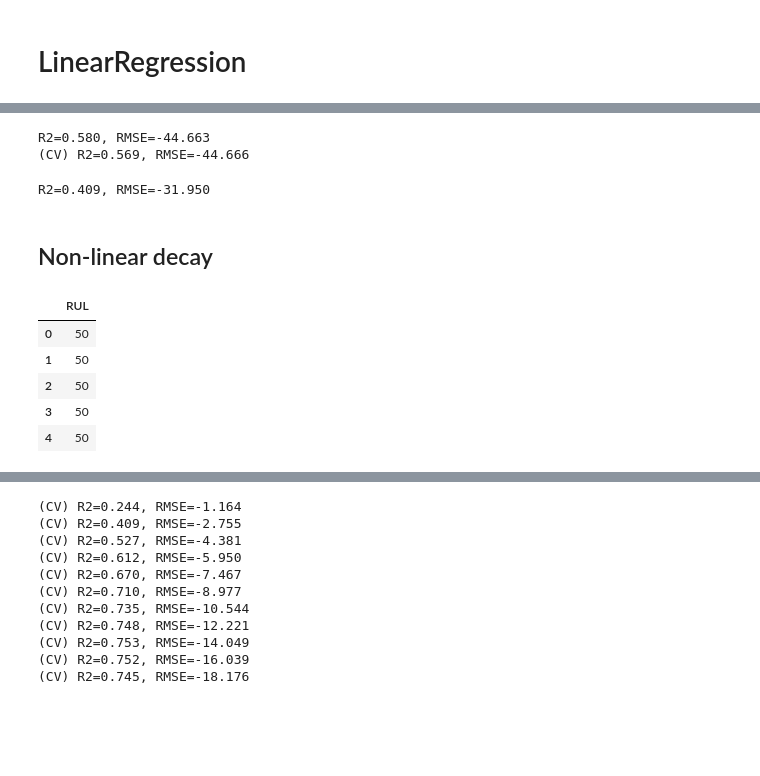
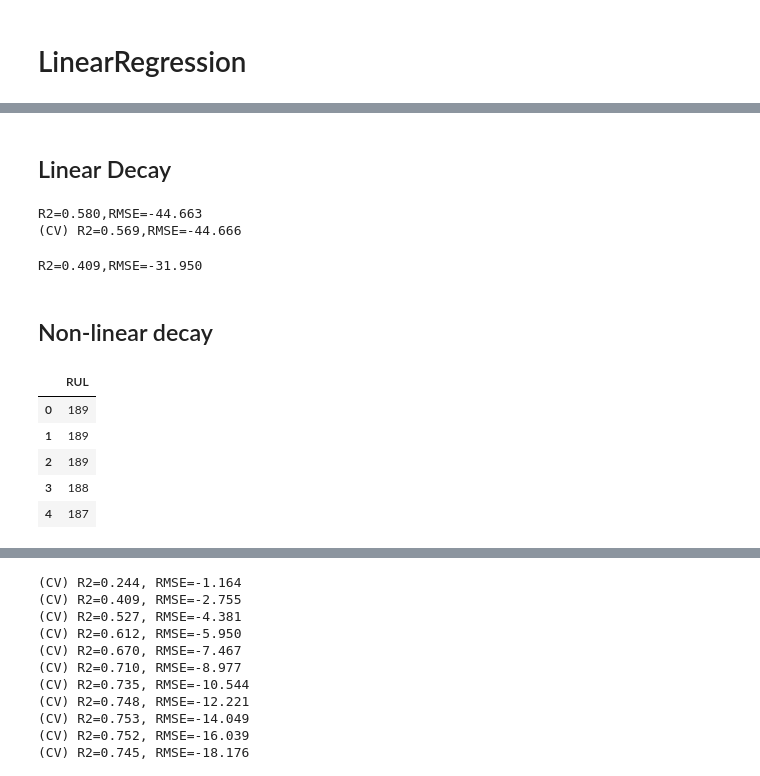
Before and after one commit to arthursl12/POC1, a Jupyter notebook: POC1_Turbofan_FD001_Model.ipynb, the cells around one changed output, grey strips where cells are left out. Drawn from its saved outputs; the diff is of its cells as text; code cells hidden in the pictures; blank space fills up the shorter version.

```diff
--- a/POC1_Turbofan_FD001_Model.ipynb
+++ b/POC1_Turbofan_FD001_Model.ipynb
@@ -91,0 +139,4 @@ train
+# %%
+index_cols, settings_cols, sensors_cols, cols = proc.column_names()
+train, test, y_test = proc.read_dataset(1)
+train
@@ -136,23 +178,0 @@ test1
-# %%
-# RUL: how many cycles remain ?
-#   Take the last (maximun) cycle registered ('time' column) for that sample
-#   Subtract from current cycle number
-#   i.e. assume linear RUL decay
-def add_remaining_useful_life_linear(df):
-    # Get the total number of cycles for each unit
-    grouped_by_unit = df.groupby(by="unit_number")
-    max_cycle = grouped_by_unit["time"].max()
-
-    # Merge the max cycle back into the original frame
-    result_frame = df.merge(max_cycle.to_frame(name='max_cycle'), left_on='unit_number', right_index=True)
-
-    # Calculate remaining useful life for each row
-    remaining_useful_life = result_frame["max_cycle"] - result_frame["time"]
-    result_frame["RUL"] = remaining_useful_life
-
-    # drop max_cycle as it's no longer needed
-    result_frame = result_frame.drop("max_cycle", axis=1)
-    return result_frame
-
-train = add_remaining_useful_life_linear(train)
-train[index_cols+['RUL']].head()
@@ -180,0 +179,3 @@ Name: time, dtype: int64
+# %%
+train = proc.add_remaining_useful_life_linear(train)
+train[index_cols+['RUL']].head()
@@ -220,0 +265,2 @@ def show_result_cv(y_true, X_train, model):
+# %%
+X_train, y_train = proc.X_y_train_divide(train)
@@ -221,28 +286,26 @@ def show_result_cv(y_true, X_train, model):
+# %% [markdown]
+## Linear Decay
 # %%
-from sklearn.linear_model import LinearRegression
-
 model = LinearRegression()
 model.fit(X_train, y_train)
-show_result(y_train, model.predict(X_train))
-show_result_cv(y_train, X_train, model)
+eval.show_result(y_train, model.predict(X_train))
+eval.show_result_cv(y_train, X_train, model)
 # %% [output]
-R2=0.580, RMSE=-44.663
-(CV) R2=0.569, RMSE=-44.666
+R2=0.580,RMSE=-44.663
+(CV) R2=0.569,RMSE=-44.666
 # %%
-X_test = test1
-X_test = X_test.drop(index_cols+settings_cols, axis=1)
-show_result(y_test, model.predict(X_test))
+X_test = test_last
+eval.show_result(y_test, model.predict(X_test))
 # %% [output]
-R2=0.409, RMSE=-31.950
+R2=0.409,RMSE=-31.950
 # %% [markdown]
 ## Non-linear decay
 # %%
-y_non_linear = y_train.clip(upper=50)
-y_non_linear.head()
+y_train.clip(upper=189).head()
 # %% [output]
 |  | RUL |
-| 0 | 50 |
-| 1 | 50 |
-| 2 | 50 |
-| 3 | 50 |
-| 4 | 50 |
+| 0 | 189 |
+| 1 | 189 |
+| 2 | 189 |
+| 3 | 188 |
+| 4 | 187 |
```
Also changed, not shown: parts of 64 cells of this notebook.
